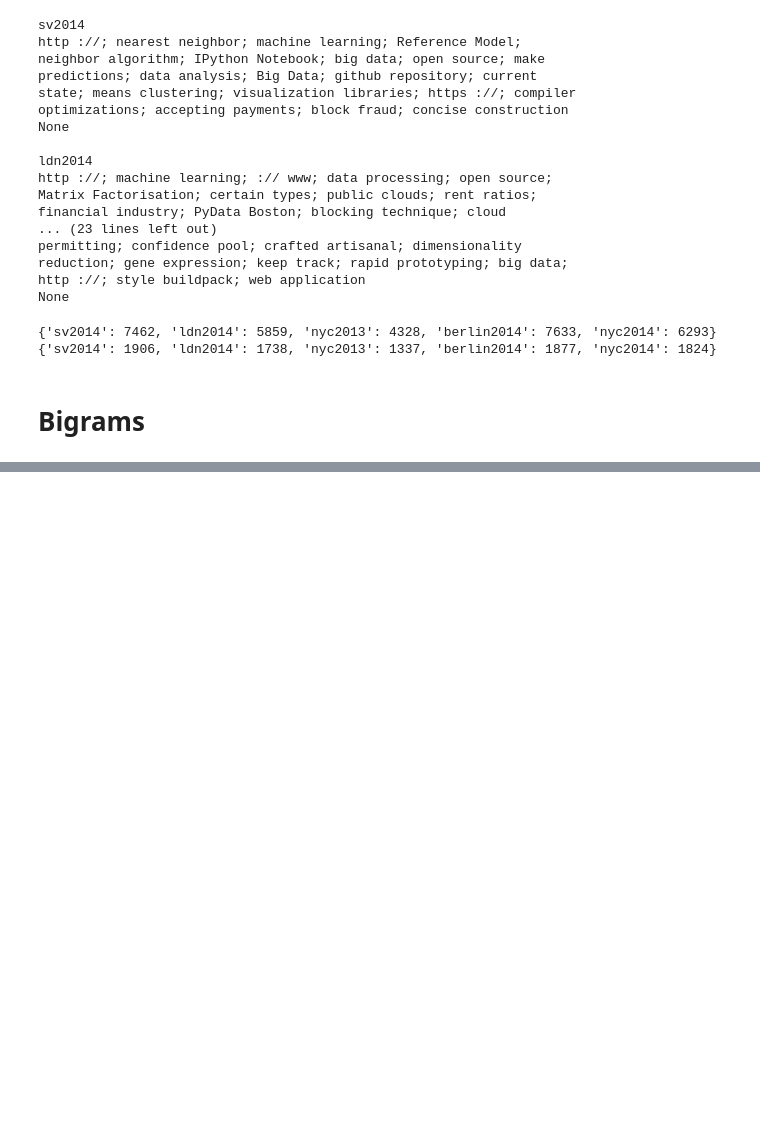
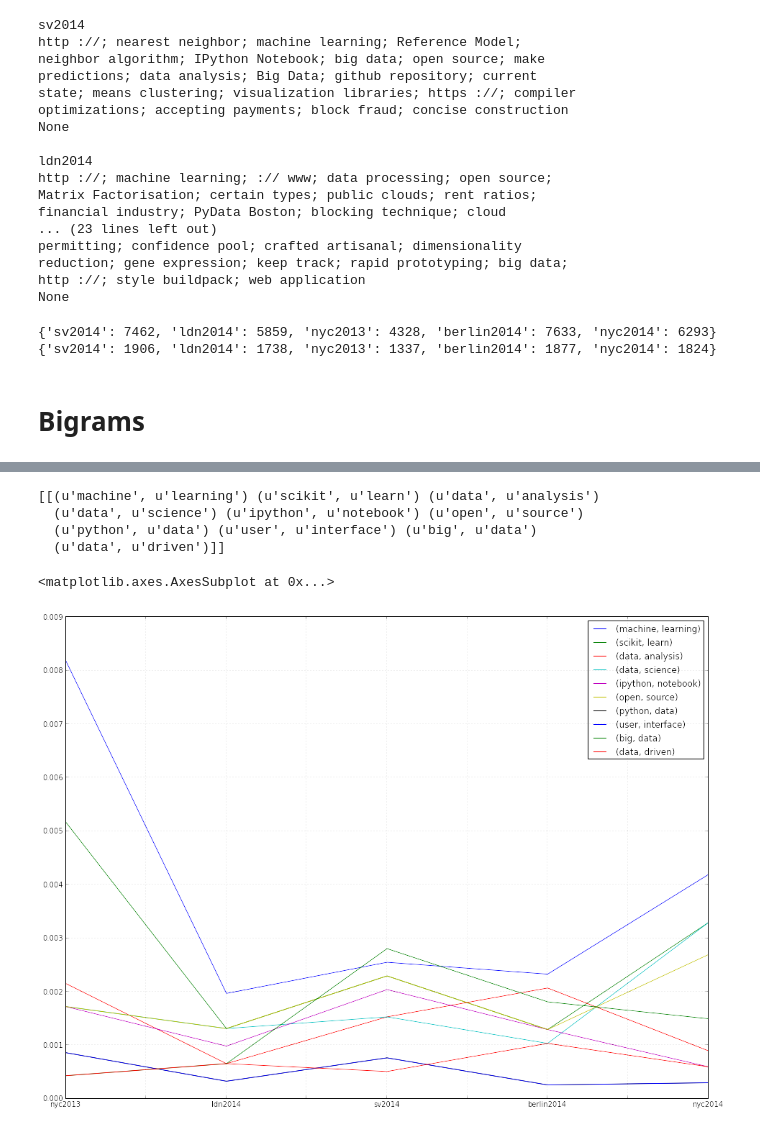
Before and after one commit to lc0/jupyter-notebooks, a Jupyter notebook: pydata.ipynb, the cells around one changed output, grey strips where cells are left out. Cells and saved outputs as stored; diff of their text form; code cells hidden in the pictures; blank space fills up the shorter version.

Commit message:
minor refactoring, reversed events

```diff
--- a/pydata.ipynb
+++ b/pydata.ipynb
@@ -192,3 +191,0 @@ Bigrams sv2014
-# %%
-finder = BigramCollocationFinder.from_words(words)
-scored = finder.score_ngrams(bigram_measures.raw_freq)
@@ -201,0 +194,15 @@ scored
+# %%
+result = pd.DataFrame()
+
+for conference in reversed(conferences):
+    finder = BigramCollocationFinder.from_words(words[conference], window_size = 2)
+    ignored_words = nltk.corpus.stopwords.words('english')
+    finder.apply_word_filter(lambda w: len(w) < 3 or w.lower() in ignored_words)
+    scores = finder.score_ngrams(bigram_measures.raw_freq)
+
+    if len(result) == 0:
+        result = pd.DataFrame(scores, columns=["ngram", str(conference)])
+    else:
+        result = result.merge(pd.DataFrame(scores, columns=["ngram", str(conference)]))
+
+print result[:15]
@@ -201,0 +226,18 @@ scored
+# %%
+transposed = result[:10].transpose()
+headers = transposed[0:1:].values
+print headers
+# %% [output]
+[[(u'machine', u'learning') (u'scikit', u'learn') (u'data', u'analysis')
+  (u'data', u'science') (u'ipython', u'notebook') (u'open', u'source')
+  (u'python', u'data') (u'user', u'interface') (u'big', u'data')
+  (u'data', u'driven')]]
+# %%
+%matplotlib inline
+
+new_transposed = transposed[1::]
+new_transposed.columns = headers[0]
+new_transposed.plot(figsize=(16,12))
+# %% [output]
+<matplotlib.axes.AxesSubplot at 0x...>
+[figure, added]
```
Also changed, not shown: parts of 5 cells of this notebook.
